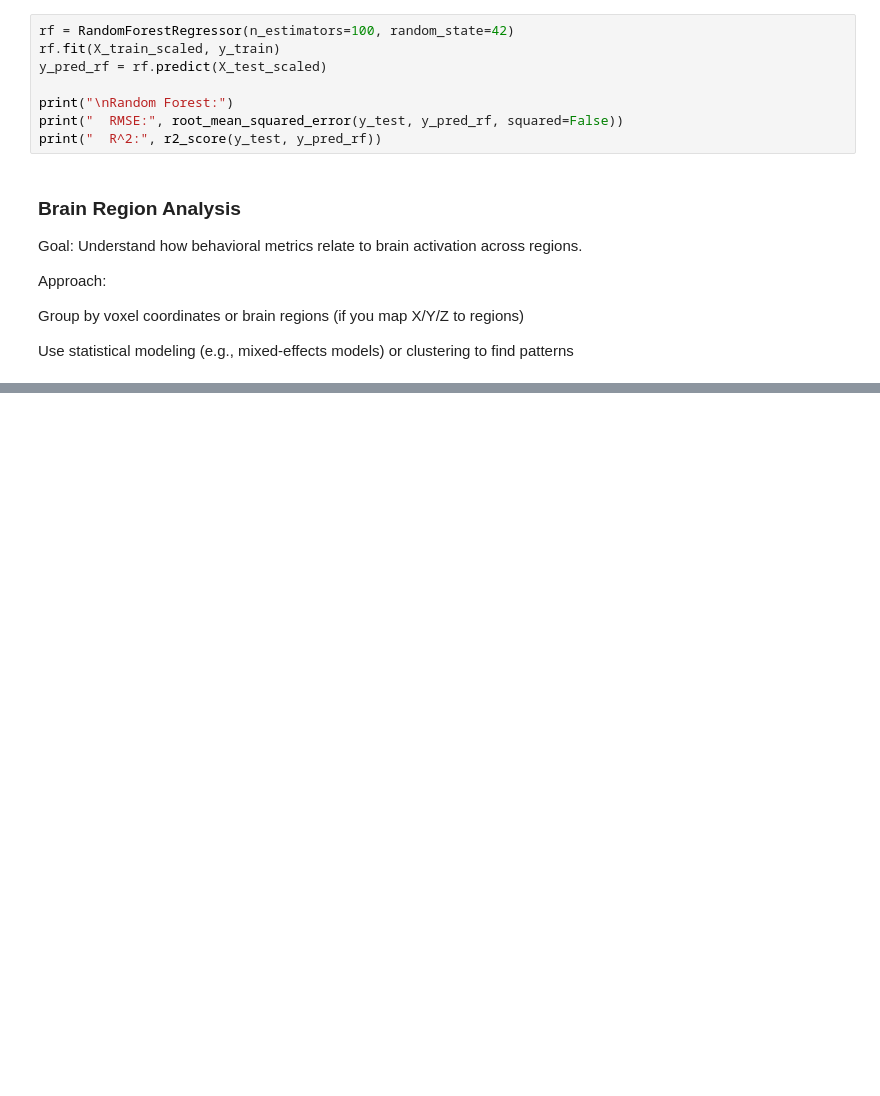
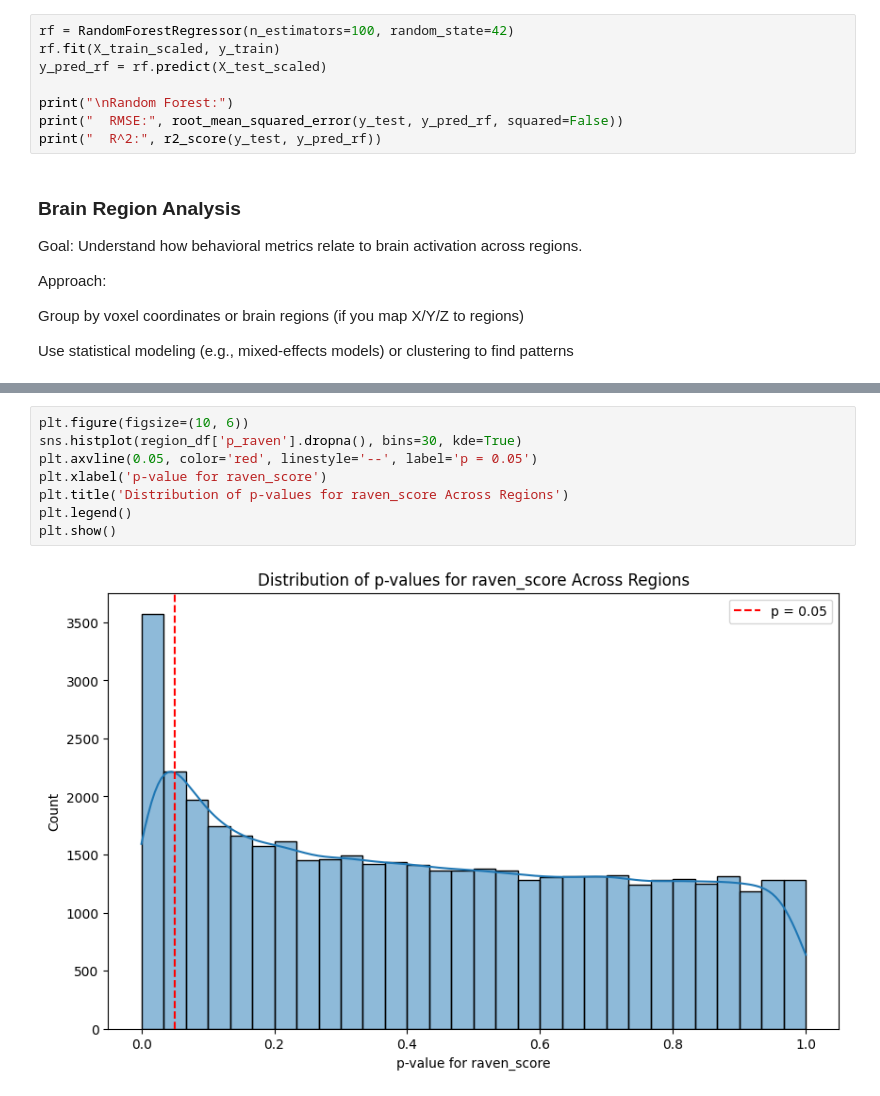
Before and after one commit to ojnim/cs506-final-project, a Jupyter notebook: modeling.ipynb, the cells around one changed output, grey strips where cells are left out. Drawn from its saved outputs; the diff is of its cells as text; blank space fills up the shorter version.

```diff
--- a/modeling.ipynb
+++ b/modeling.ipynb
@@ -462,0 +624,10 @@ ValueError: The truth value of a Series is ambiguous. Use a.empty, a.bool(), a.i
+# %%
+plt.figure(figsize=(10, 6))
+sns.histplot(region_df['p_raven'].dropna(), bins=30, kde=True)
+plt.axvline(0.05, color='red', linestyle='--', label='p = 0.05')
+plt.xlabel('p-value for raven_score')
+plt.title('Distribution of p-values for raven_score Across Regions')
+plt.legend()
+plt.show()
+# %% [output]
+[figure, added]
```
Also changed, not shown: parts of 18 cells of this notebook.
